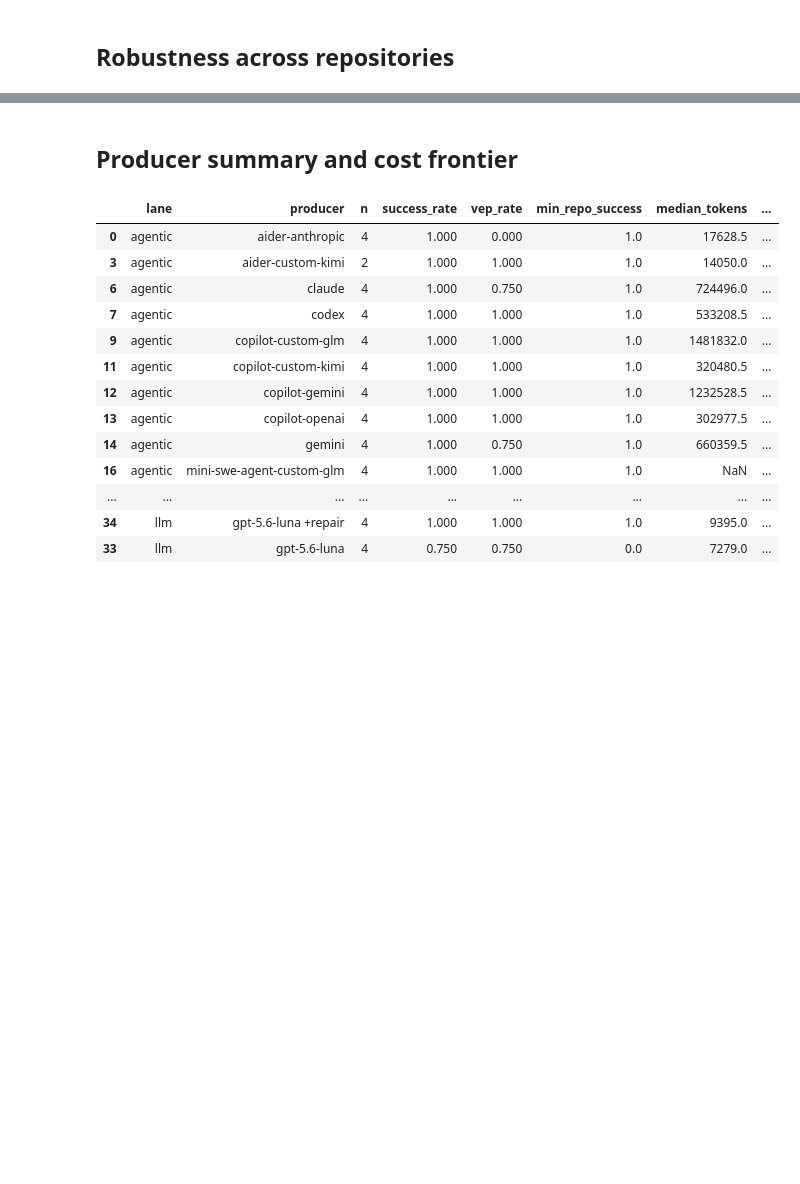
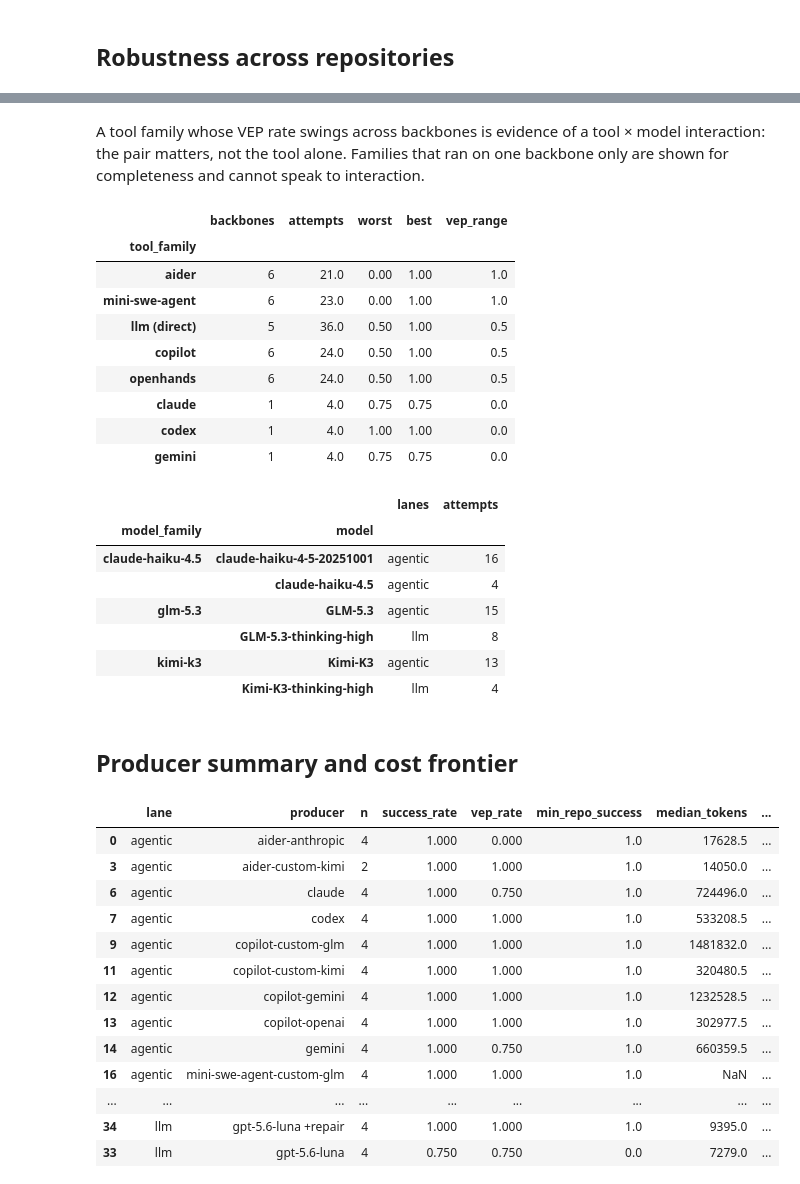
Before and after one commit to consulthunter/TestMap, a Jupyter notebook: Analysis/notebooks/exploratory/04_model_tool_analysis.ipynb, the cells around one changed output, grey strips where cells are left out. Saved outputs shown, nothing was run; the diff lists cells and outputs as text; code cells hidden in the pictures; blank space fills up the shorter version.

```diff
--- a/Analysis/notebooks/exploratory/04_model_tool_analysis.ipynb
+++ b/Analysis/notebooks/exploratory/04_model_tool_analysis.ipynb
@@ -174,3 +217,40 @@ plt.show()
+# %% [markdown]
+A tool family whose VEP rate swings across backbones is evidence of a tool × model
+interaction: the pair matters, not the tool alone. Families that ran on one backbone only
+are shown for completeness and cannot speak to interaction.
+# %%
+spread = pd.DataFrame({
+    'backbones': rates.notna().sum(axis=1),
+    'attempts': cells.sum(axis=1),
+    'worst': rates.min(axis=1).round(2),
+    'best': rates.max(axis=1).round(2),
+})
+spread['vep_range'] = (spread['best'] - spread['worst']).round(2)
+display(spread.sort_values('vep_range', ascending=False))
+
+# Where the raw model strings disagree between lanes, the columns above merged them.
+raw = (factored.groupby(['model_family', 'model'])['lane']
+       .agg(lanes=lambda s: ', '.join(sorted(set(s))), attempts='size'))
+display(raw[raw.index.get_level_values('model_family').duplicated(keep=False)])
+# %% [output]
+|  | backbones | attempts | worst | best | vep_range |
+| tool_family |  |  |  |  |  |
+| aider | 6 | 21.0 | 0.00 | 1.00 | 1.0 |
+| mini-swe-agent | 6 | 23.0 | 0.00 | 1.00 | 1.0 |
+| llm (direct) | 5 | 36.0 | 0.50 | 1.00 | 0.5 |
+| copilot | 6 | 24.0 | 0.50 | 1.00 | 0.5 |
+| openhands | 6 | 24.0 | 0.50 | 1.00 | 0.5 |
+| claude | 1 | 4.0 | 0.75 | 0.75 | 0.0 |
+| codex | 1 | 4.0 | 1.00 | 1.00 | 0.0 |
+| gemini | 1 | 4.0 | 0.75 | 0.75 | 0.0 |
+|  |  | lanes | attempts |
+| model_family | model |  |  |
+| claude-haiku-4.5 | claude-haiku-4-5-20251001 | agentic | 16 |
+|  | claude-haiku-4.5 | agentic | 4 |
+| glm-5.3 | GLM-5.3 | agentic | 15 |
+|  | GLM-5.3-thinking-high | llm | 8 |
+| kimi-k3 | Kimi-K3 | agentic | 13 |
+|  | Kimi-K3-thinking-high | llm | 4 |
 # %% [markdown]
 ## Producer summary and cost frontier
 # %%
```
Also changed, not shown: parts of 7 cells of this notebook, 40 other files.
